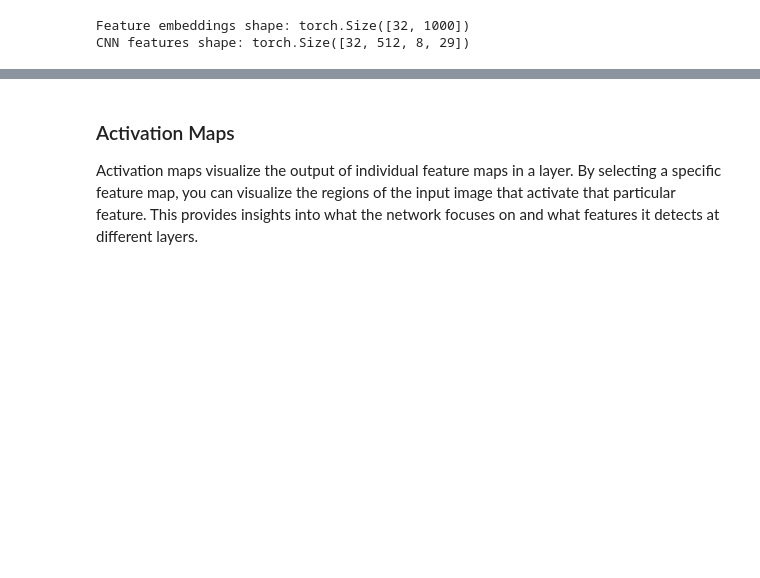
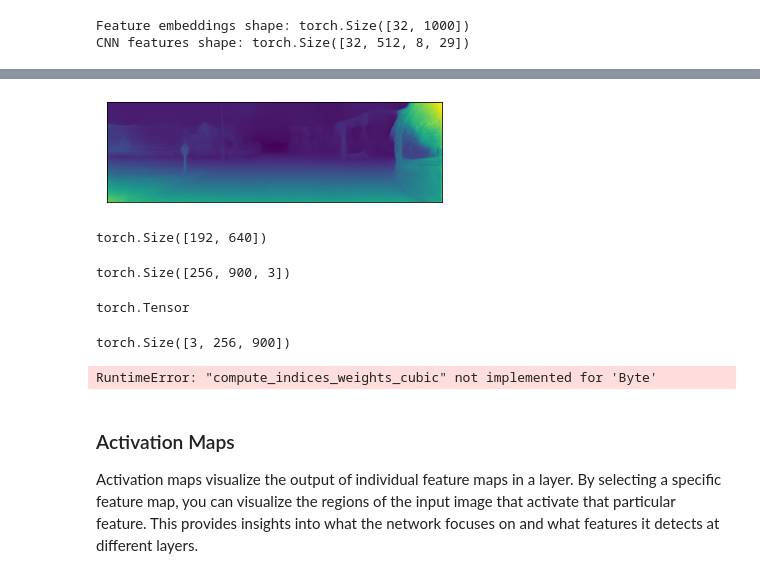
Before and after one commit to shamalweerasooriya/TCP_Refactored, a Jupyter notebook: resnet.ipynb, the cells around one changed output, grey strips where cells are left out. Saved outputs shown, nothing was run; the diff lists cells and outputs as text; code cells hidden in the pictures; blank space fills up the shorter version.

```diff
--- a/resnet.ipynb
+++ b/resnet.ipynb
@@ -69,3 +74,5 @@ with torch.no_grad():
     input_tensor = fImg
     feature_emb = perception(input_tensor)
     cnn_feature = perception.conv1(input_tensor)  # Extract features from a specific layer (e.g., conv1)
+# %%
+monomodel = MonodepthModel(use_gpu=False)
@@ -71,0 +88,2 @@ with torch.no_grad():
+# %%
+f, df = monomodel.predict_depth_batch(fImg)
@@ -72,3 +113,27 @@ with torch.no_grad():
+# %%
+show(df[20])
+# %% [output]
+[figure, added]
+# %%
+df[0].size()
+# %% [output]
+torch.Size([192, 640])
+# %%
+fImg_o[0].size()
+# %% [output]
+torch.Size([256, 900, 3])
+# %%
+type(fImg_o[0])
+# %% [output]
+torch.Tensor
+# %%
+fImg[0].size()
+# %% [output]
+torch.Size([3, 256, 900])
+# %%
+f_o, df_o = monomodel.predict_depth_batch(fImg_o)
+# %% [output]
+RuntimeError: "compute_indices_weights_cubic" not implemented for 'Byte'
 # %% [markdown]
 ### Activation Maps
  Activation maps visualize the output of individual feature maps in a layer. By selecting a specific feature map, you can visualize the regions of the input image that activate that particular feature. This provides insights into what the network focuses on and what features it detects at different layers.
```
Also changed, not shown: parts of 8 cells of this notebook, 12 other files.
